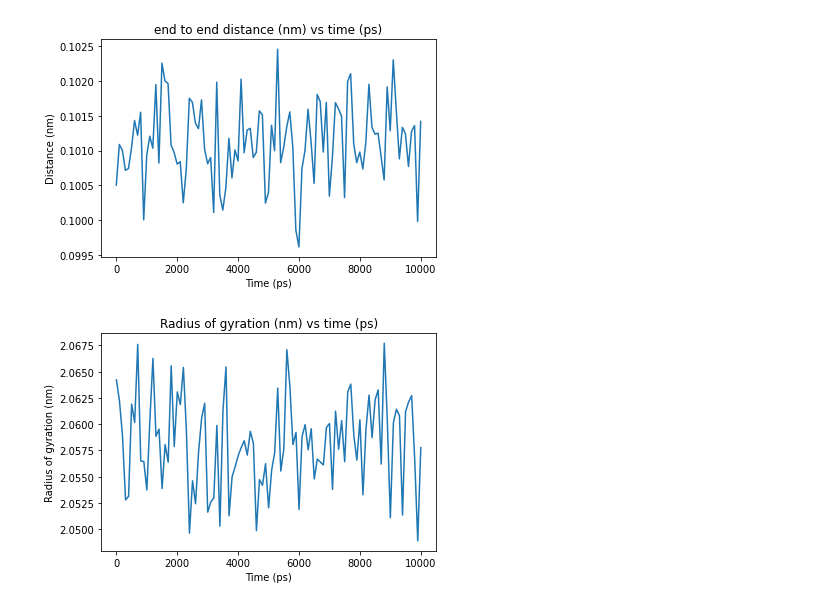
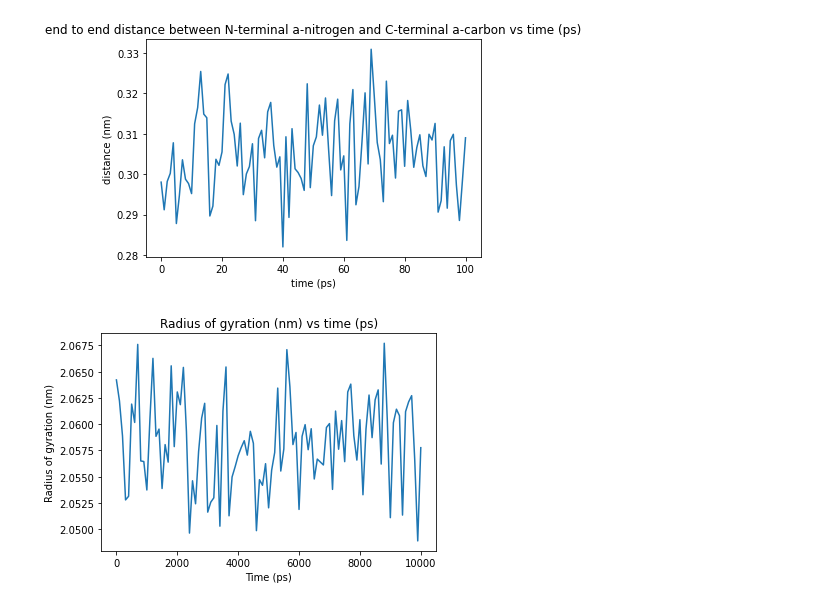
Before and after one commit to ac7407/comp-lab-class, a Jupyter notebook: Week4/Analysis/trp-cage distance+gyration.ipynb, the cells around one changed output. Cells and saved outputs as stored; diff of their text form; code cells hidden in the pictures.

```diff
--- a/Week4/Analysis/trp-cage distance+gyration.ipynb
+++ b/Week4/Analysis/trp-cage distance+gyration.ipynb
@@ -1,19 +1,22 @@
 # %%
 import numpy as np
 import matplotlib.pyplot as plt
 import mdtraj as md
 
 # load xtc file
 traj = md.load_xtc('fit_trp-cage.xtc', top='step5_9.gro')
 
-# plot end-end distance vs time
-plt.plot(traj.time, md.compute_distances(traj, [[0, 1]]))
-plt.xlabel('Time (ps)')
-plt.ylabel('Distance (nm)')
-plt.title('end to end distance (nm) vs time (ps)')
+# calculate distance between N-terminal nitrogen and c-terminal alpha carbon
+dist = md.compute_distances(traj, [[0, 9]])
+
+# plot end-to-end distance over time
+plt.plot(dist)
+plt.xlabel('time (ps)')
+plt.ylabel('distance (nm)')
+plt.title('end to end distance between N-terminal a-nitrogen and C-terminal a-carbon vs time (ps)')
 plt.show()
 # %% [output]
-[figure, old version]
+[figure, new version]
 # %%
 # plot radius of gyration vs time
 plt.plot(traj.time, md.compute_rg(traj))
```
Also changed, not shown: 1 other file.
